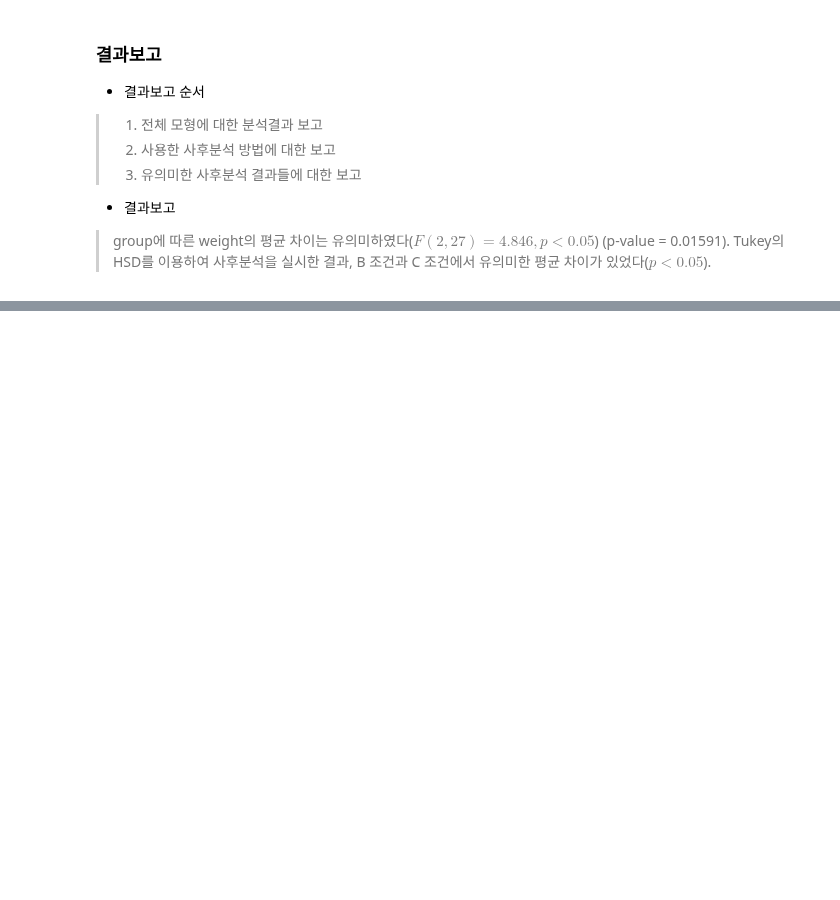
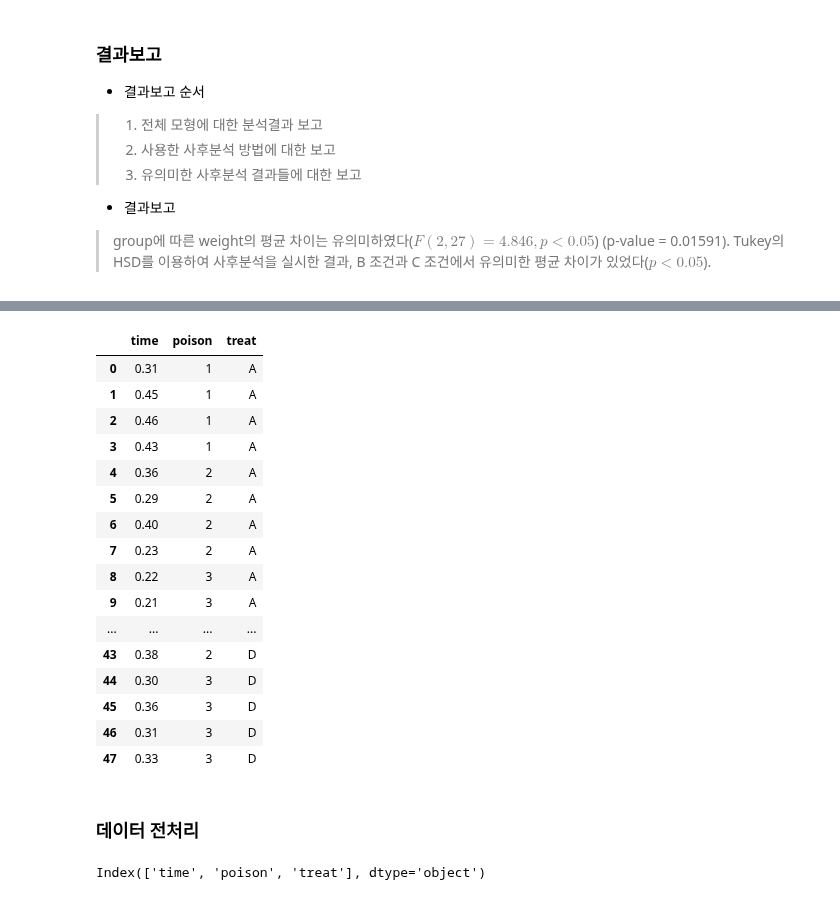
Before and after one commit to jaekim3220/jupyter, a Jupyter notebook: E. 확증적 데이터 분석(CDA)/02. 두 변수간의 차이 분석/09-사후분석.ipynb, the cells around one changed output, grey strips where cells are left out. Cells and saved outputs as stored; diff of their text form; code cells hidden in the pictures; blank space fills up the shorter version.

```diff
--- a/E. 확증적 데이터 분석(CDA)/02. 두 변수간의 차이 분석/09-사후분석.ipynb
+++ b/E. 확증적 데이터 분석(CDA)/02. 두 변수간의 차이 분석/09-사후분석.ipynb
@@ -189,0 +202,27 @@ anova_lm(model)
+# %%
+df = read_excel("https://data.hossam.kr/E02/poisons.xlsx")
+df
+# %% [output]
+|  | time | poison | treat |
+| 0 | 0.31 | 1 | A |
+| 1 | 0.45 | 1 | A |
+| 2 | 0.46 | 1 | A |
+| 3 | 0.43 | 1 | A |
+| 4 | 0.36 | 2 | A |
+| 5 | 0.29 | 2 | A |
+| 6 | 0.40 | 2 | A |
+| 7 | 0.23 | 2 | A |
+| 8 | 0.22 | 3 | A |
+| 9 | 0.21 | 3 | A |
+| ... | ... | ... | ... |
+| 43 | 0.38 | 2 | D |
+| 44 | 0.30 | 3 | D |
+| 45 | 0.36 | 3 | D |
+| 46 | 0.31 | 3 | D |
+| 47 | 0.33 | 3 | D |
+# %% [markdown]
+### 데이터 전처리
+# %%
+df.columns
+# %% [output]
+Index(['time', 'poison', 'treat'], dtype='object')
```
Also changed, not shown: parts of 16 cells of this notebook, 3 other files.
